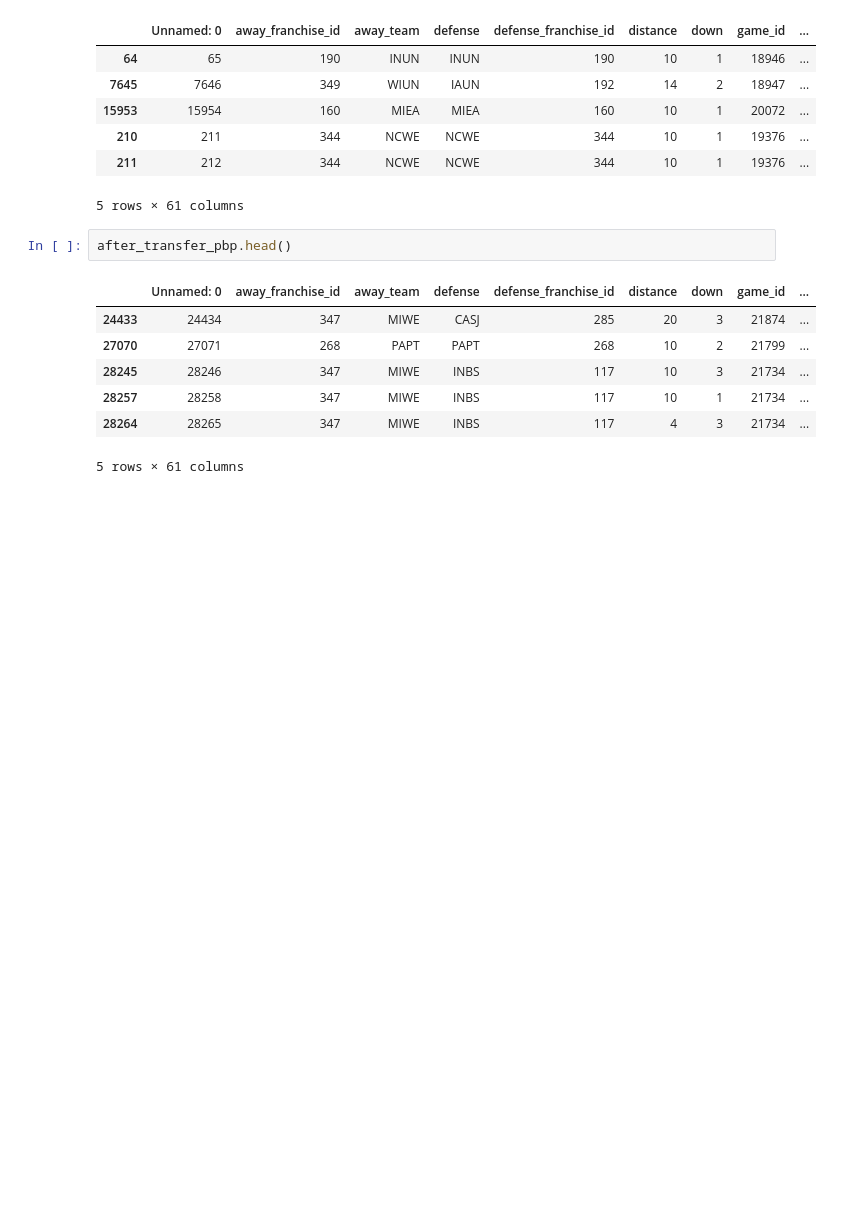
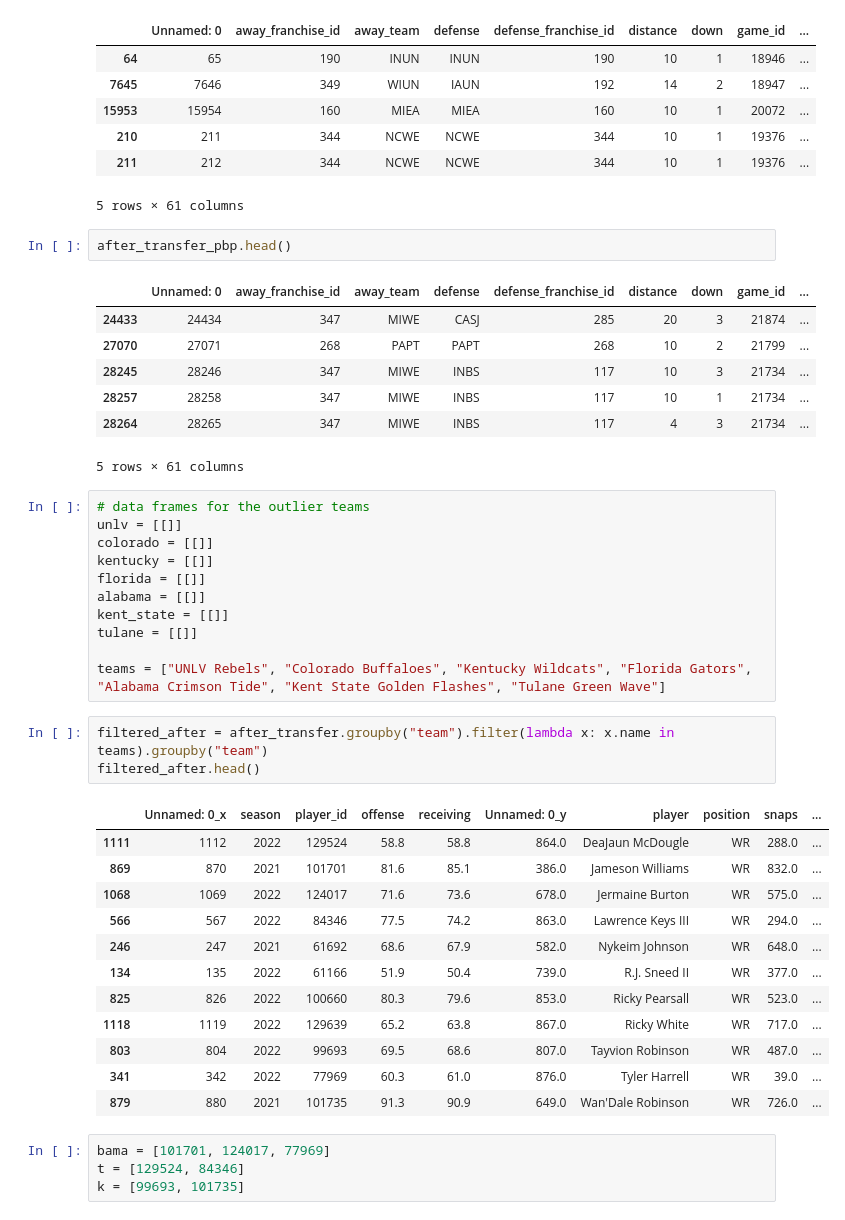
Before and after one commit to moddo16/WSA-Transfer-project, a Jupyter notebook: transfers.ipynb, the cells around one changed output. Saved outputs shown, nothing was run; the diff lists cells and outputs as text; blank space fills up the shorter version.

Commit message:
found outlier players

```diff
--- a/transfers.ipynb
+++ b/transfers.ipynb
@@ -270,3 +270,34 @@ after_transfer_pbp.head()
 | 28257 | 28258 | 347 | MIWE | INBS | 117 | 10 | 1 | 21734 | ... |
 | 28264 | 28265 | 347 | MIWE | INBS | 117 | 4 | 3 | 21734 | ... |
 5 rows × 61 columns
+# %%
+# data frames for the outlier teams
+unlv = [[]]
+colorado = [[]]
+kentucky = [[]]
+florida = [[]]
+alabama = [[]]
+kent_state = [[]]
+tulane = [[]]
+
+teams = ["UNLV Rebels", "Colorado Buffaloes", "Kentucky Wildcats", "Florida Gators", "Alabama Crimson Tide", "Kent State Golden Flashes", "Tulane Green Wave"]
+# %%
+filtered_after = after_transfer.groupby("team").filter(lambda x: x.name in teams).groupby("team")
+filtered_after.head()
+# %% [output]
+|  | Unnamed: 0_x | season | player_id | offense | receiving | Unnamed: 0_y | player | position | snaps | ... |
+| 1111 | 1112 | 2022 | 129524 | 58.8 | 58.8 | 864.0 | DeaJaun McDougle | WR | 288.0 | ... |
+| 869 | 870 | 2021 | 101701 | 81.6 | 85.1 | 386.0 | Jameson Williams | WR | 832.0 | ... |
+| 1068 | 1069 | 2022 | 124017 | 71.6 | 73.6 | 678.0 | Jermaine Burton | WR | 575.0 | ... |
+| 566 | 567 | 2022 | 84346 | 77.5 | 74.2 | 863.0 | Lawrence Keys III | WR | 294.0 | ... |
+| 246 | 247 | 2021 | 61692 | 68.6 | 67.9 | 582.0 | Nykeim Johnson | WR | 648.0 | ... |
+| 134 | 135 | 2022 | 61166 | 51.9 | 50.4 | 739.0 | R.J. Sneed II | WR | 377.0 | ... |
+| 825 | 826 | 2022 | 100660 | 80.3 | 79.6 | 853.0 | Ricky Pearsall | WR | 523.0 | ... |
+| 1118 | 1119 | 2022 | 129639 | 65.2 | 63.8 | 867.0 | Ricky White | WR | 717.0 | ... |
+| 803 | 804 | 2022 | 99693 | 69.5 | 68.6 | 807.0 | Tayvion Robinson | WR | 487.0 | ... |
+| 341 | 342 | 2022 | 77969 | 60.3 | 61.0 | 876.0 | Tyler Harrell | WR | 39.0 | ... |
+| 879 | 880 | 2021 | 101735 | 91.3 | 90.9 | 649.0 | Wan'Dale Robinson | WR | 726.0 | ... |
+# %%
+bama = [101701, 124017, 77969]
+t = [129524, 84346]
+k = [99693, 101735]
```
Also changed, not shown: parts of 4 cells of this notebook, 1 other file.
